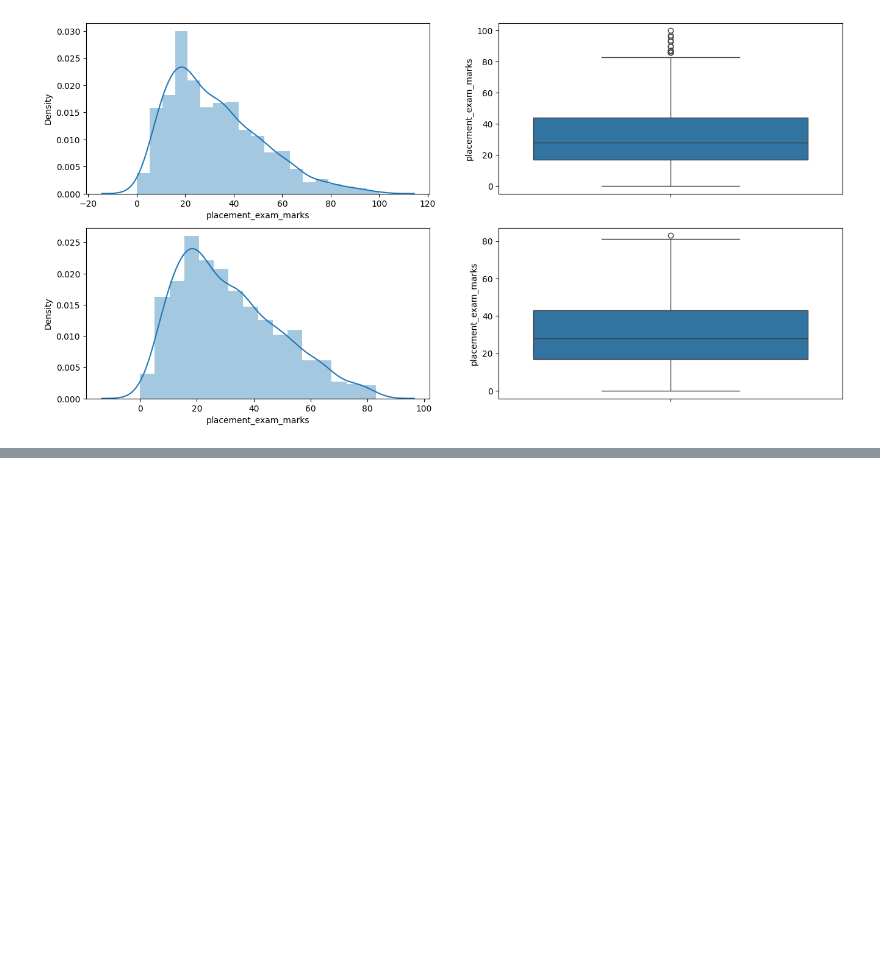
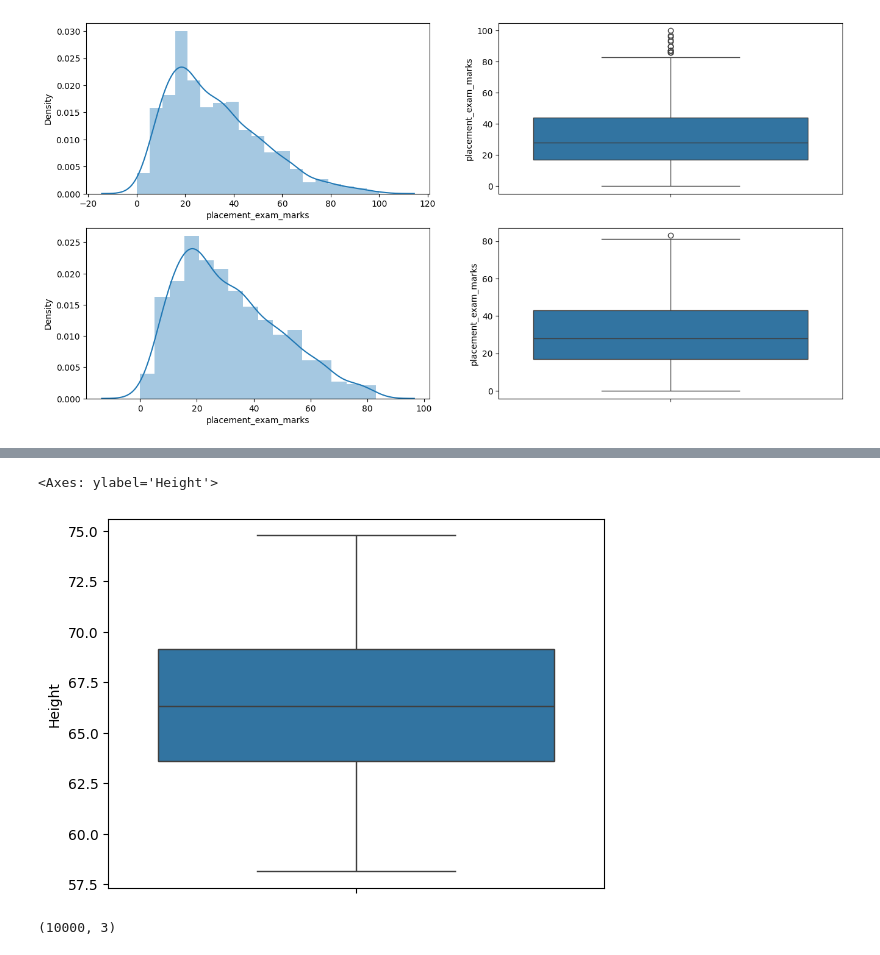
Before and after one commit to sumit-kumar-guptaa/ML_practice, a Jupyter notebook: outlaires.ipynb, the cells around one changed output, grey strips where cells are left out. Cells and saved outputs as stored; diff of their text form; code cells hidden in the pictures; blank space fills up the shorter version.

```diff
--- a/outlaires.ipynb
+++ b/outlaires.ipynb
@@ -348,0 +440,5 @@ https://gist.github.com/mwaskom/de44147ed2974457ad6372750bbe5751
+# %%
+sns.boxplot(new_df['Height'])
+# %% [output]
+<Axes: ylabel='Height'>
+[figure, added]
@@ -348,0 +453,4 @@ https://gist.github.com/mwaskom/de44147ed2974457ad6372750bbe5751
+# %%
+df.shape
+# %% [output]
+(10000, 3)
```
Also changed, not shown: parts of 18 cells of this notebook, 3 other files.
